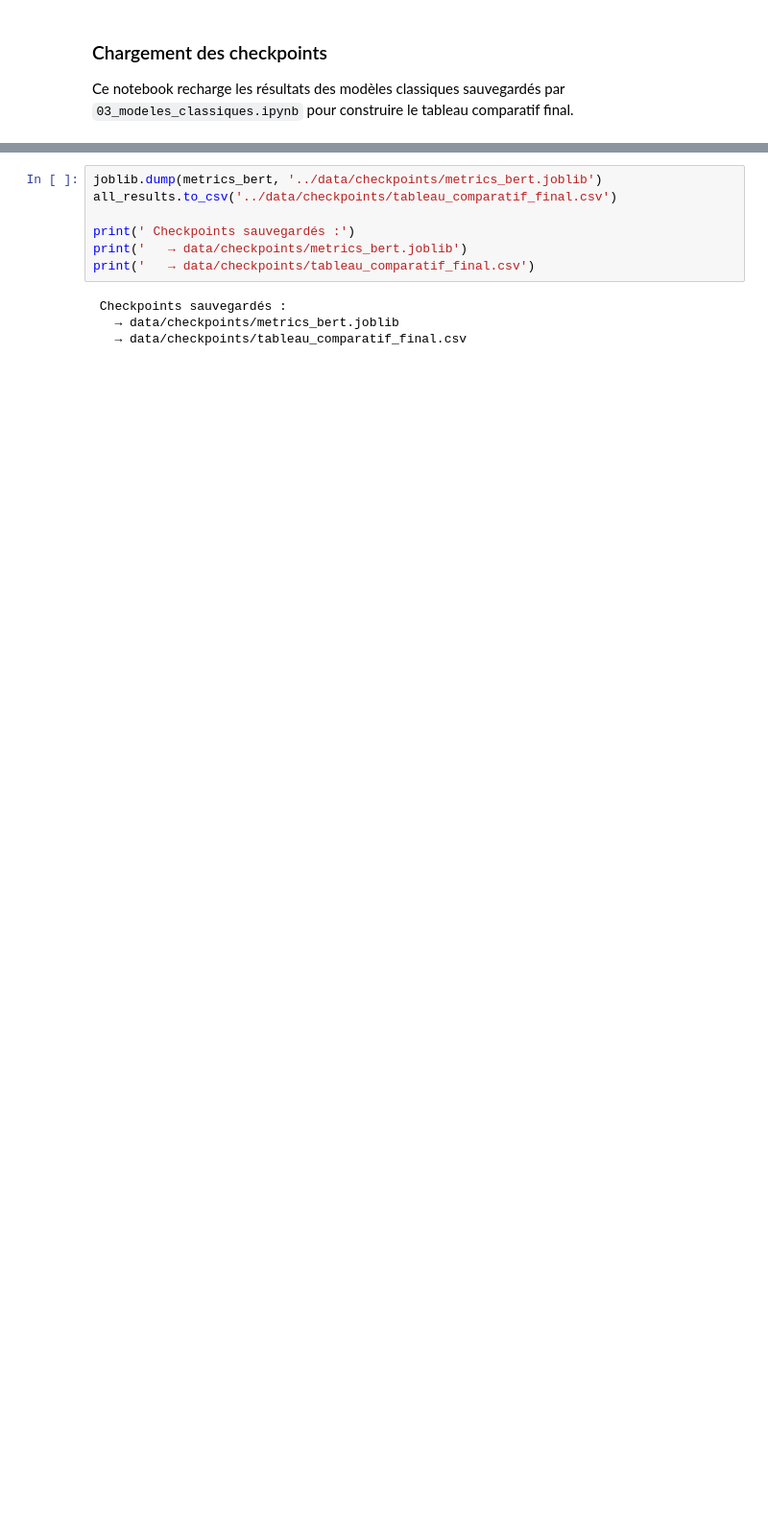
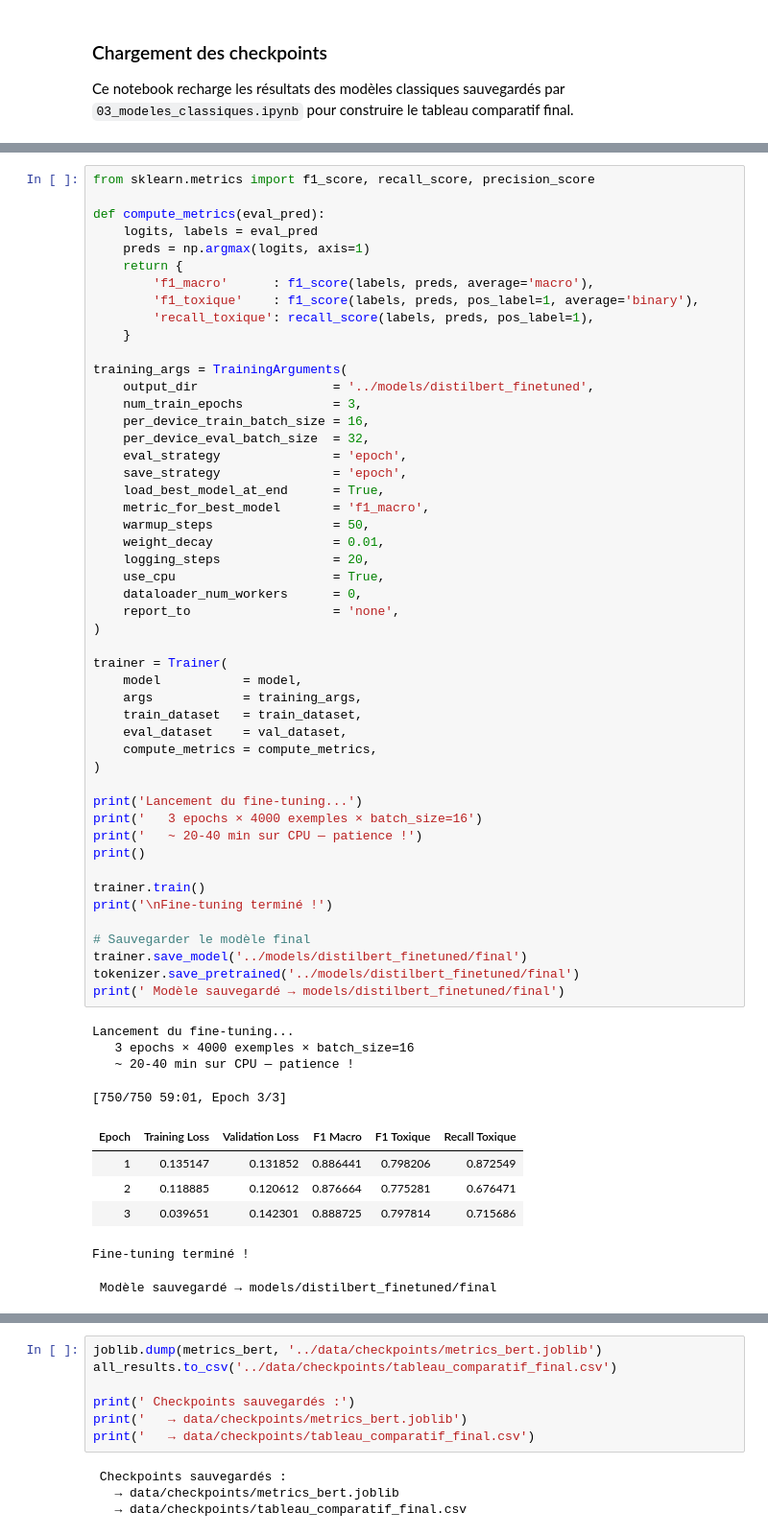
Before and after one commit to tiancielle/ToxiTube, a Jupyter notebook: notebooks/04_bert_analyse.ipynb, the cells around one changed output, grey strips where cells are left out. Shown at 96% size. Cells and saved outputs as stored; diff of their text form; blank space fills up the shorter version.

```diff
--- a/notebooks/04_bert_analyse.ipynb
+++ b/notebooks/04_bert_analyse.ipynb
@@ -166 +206,61 @@ Inférence BERT sur 5000 exemples... (5-10 min)
+# %%
+from sklearn.metrics import f1_score, recall_score, precision_score
+
+def compute_metrics(eval_pred):
+    logits, labels = eval_pred
+    preds = np.argmax(logits, axis=1)
+    return {
+        'f1_macro'      : f1_score(labels, preds, average='macro'),
+        'f1_toxique'    : f1_score(labels, preds, pos_label=1, average='binary'),
+        'recall_toxique': recall_score(labels, preds, pos_label=1),
+    }
+
+training_args = TrainingArguments(
+    output_dir                  = '../models/distilbert_finetuned',
+    num_train_epochs            = 3,
+    per_device_train_batch_size = 16,
+    per_device_eval_batch_size  = 32,
+    eval_strategy               = 'epoch',
+    save_strategy               = 'epoch',
+    load_best_model_at_end      = True,
+    metric_for_best_model       = 'f1_macro',
+    warmup_steps                = 50,
+    weight_decay                = 0.01,
+    logging_steps               = 20,
+    use_cpu                     = True,
+    dataloader_num_workers      = 0,
+    report_to                   = 'none',
+)
+
+trainer = Trainer(
+    model           = model,
+    args            = training_args,
+    train_dataset   = train_dataset,
+    eval_dataset    = val_dataset,
+    compute_metrics = compute_metrics,
+)
+
+print('Lancement du fine-tuning...')
+print('   3 epochs × 4000 exemples × batch_size=16')
+print('   ~ 20-40 min sur CPU — patience !')
+print()
+
+trainer.train()
+print('\nFine-tuning terminé !')
+
+# Sauvegarder le modèle final
+trainer.save_model('../models/distilbert_finetuned/final')
+tokenizer.save_pretrained('../models/distilbert_finetuned/final')
+print(' Modèle sauvegardé → models/distilbert_finetuned/final')
+# %% [output]
+Lancement du fine-tuning...
+   3 epochs × 4000 exemples × batch_size=16
+   ~ 20-40 min sur CPU — patience !
+[750/750 59:01, Epoch 3/3]
+| Epoch | Training Loss | Validation Loss | F1 Macro | F1 Toxique | Recall Toxique |
+| 1 | 0.135147 | 0.131852 | 0.886441 | 0.798206 | 0.872549 |
+| 2 | 0.118885 | 0.120612 | 0.876664 | 0.775281 | 0.676471 |
+| 3 | 0.039651 | 0.142301 | 0.888725 | 0.797814 | 0.715686 |
+Fine-tuning terminé !
+ Modèle sauvegardé → models/distilbert_finetuned/final
 # %% [markdown]
```
Also changed, not shown: parts of 23 cells of this notebook, 12 other files.
